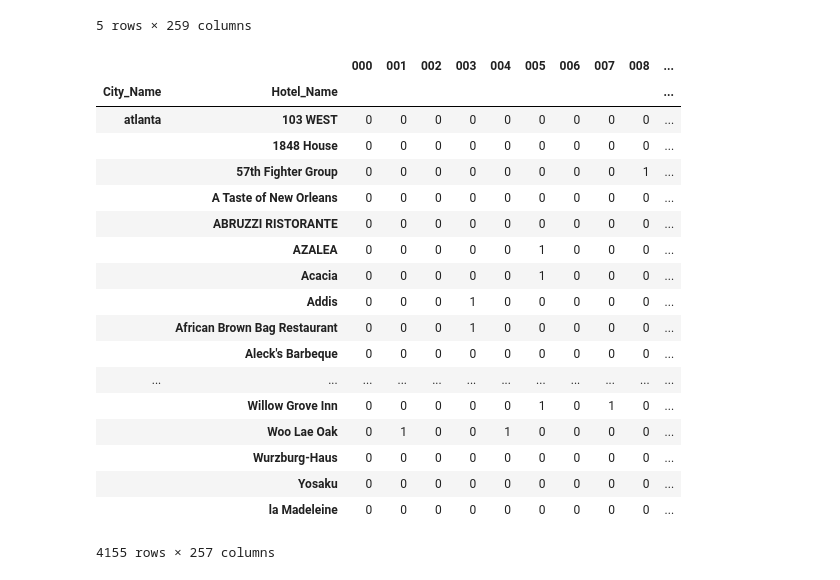
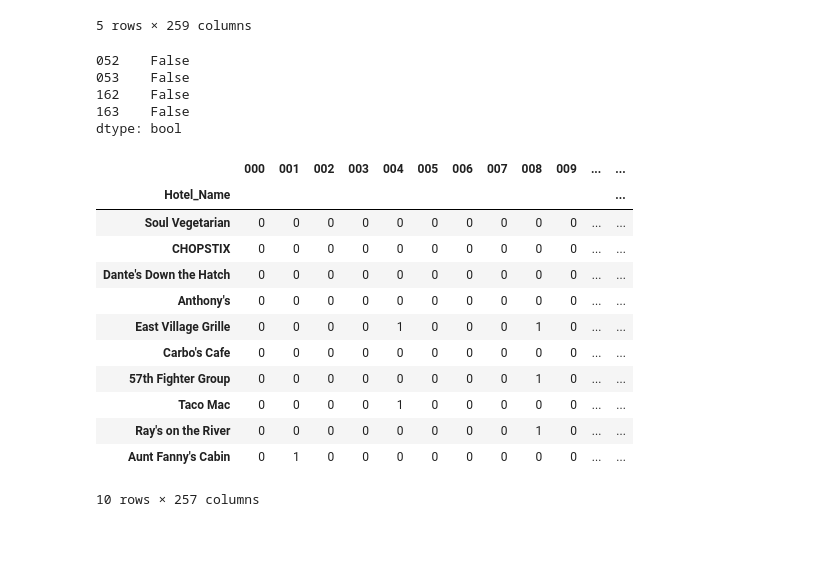
Before and after one commit to SiddharthPant/greyatom_Jupyter_notes, a Jupyter notebook: 23092017/Hotels.ipynb, the cells around one changed output. Drawn from its saved outputs; the diff is of its cells as text; code cells hidden in the pictures; blank space fills up the shorter version.

```diff
--- a/23092017/Hotels.ipynb
+++ b/23092017/Hotels.ipynb
@@ -61,5 +63,5 @@ None
 # %%
-city_hotels_df['Feature_list'] = [feature.split() for feature in city_hotels_df['Features']]
+city_hotels_df['Feature_list'] = [list(set(feature.split())) for feature in city_hotels_df['Features']]
 # %%
 pd.get_dummies
 # %% [output]
@@ -208,25 +215,28 @@ hotel_hot_encode.head()
 | 3 | Great Wall | atlanta | 0 | 0 | 0 | 0 | 0 | 0 | 0 | 0 | ... |
 | 4 | The Brickery | atlanta | 0 | 0 | 0 | 0 | 0 | 1 | 0 | 0 | ... |
 5 rows × 259 columns
+# %%
+xyz = (hotel_hot_encode.iloc[261] == hotel_hot_encode.iloc[262])
+xyz[xyz == False]
+# %% [output]
+052    False
+053    False
+162    False
+163    False
+dtype: bool
 # %%
-hotel_hot_encode.groupby(['City_Name', 'Hotel_Name']).sum()
+hotel_hot_encode.groupby(['City_Name', 'Hotel_Name']).sum().loc['atlanta'].sort_values('Total', ascending=False).head(10)#.loc['Soul Vegetarian']
 # %% [output]
-|  |  | 000 | 001 | 002 | 003 | 004 | 005 | 006 | 007 | 008 | ... |
-| City_Name | Hotel_Name |  |  |  |  |  |  |  |  |  | ... |
-| atlanta | 103 WEST | 0 | 0 | 0 | 0 | 0 | 0 | 0 | 0 | 0 | ... |
-|  | 1848 House | 0 | 0 | 0 | 0 | 0 | 0 | 0 | 0 | 0 | ... |
-|  | 57th Fighter Group | 0 | 0 | 0 | 0 | 0 | 0 | 0 | 0 | 1 | ... |
-|  | A Taste of New Orleans | 0 | 0 | 0 | 0 | 0 | 0 | 0 | 0 | 0 | ... |
-|  | ABRUZZI RISTORANTE | 0 | 0 | 0 | 0 | 0 | 0 | 0 | 0 | 0 | ... |
-|  | AZALEA | 0 | 0 | 0 | 0 | 0 | 1 | 0 | 0 | 0 | ... |
-|  | Acacia | 0 | 0 | 0 | 0 | 0 | 1 | 0 | 0 | 0 | ... |
-|  | Addis | 0 | 0 | 0 | 1 | 0 | 0 | 0 | 0 | 0 | ... |
-|  | African Brown Bag Restaurant | 0 | 0 | 0 | 1 | 0 | 0 | 0 | 0 | 0 | ... |
-|  | Aleck's Barbeque | 0 | 0 | 0 | 0 | 0 | 0 | 0 | 0 | 0 | ... |
-| ... | ... | ... | ... | ... | ... | ... | ... | ... | ... | ... | ... |
-|  | Willow Grove Inn | 0 | 0 | 0 | 0 | 0 | 1 | 0 | 1 | 0 | ... |
-|  | Woo Lae Oak | 0 | 1 | 0 | 0 | 1 | 0 | 0 | 0 | 0 | ... |
-|  | Wurzburg-Haus | 0 | 0 | 0 | 0 | 0 | 0 | 0 | 0 | 0 | ... |
-|  | Yosaku | 0 | 0 | 0 | 0 | 0 | 0 | 0 | 0 | 0 | ... |
-|  | la Madeleine | 0 | 0 | 0 | 0 | 0 | 0 | 0 | 0 | 0 | ... |
+|  | 000 | 001 | 002 | 003 | 004 | 005 | 006 | 007 | 008 | 009 | ... | ... |
+| Hotel_Name |  |  |  |  |  |  |  |  |  |  |  | ... |
+| Soul Vegetarian | 0 | 0 | 0 | 0 | 0 | 0 | 0 | 0 | 0 | 0 | ... | ... |
+| CHOPSTIX | 0 | 0 | 0 | 0 | 0 | 0 | 0 | 0 | 0 | 0 | ... | ... |
+| Dante's Down the Hatch | 0 | 0 | 0 | 0 | 0 | 0 | 0 | 0 | 0 | 0 | ... | ... |
+| Anthony's | 0 | 0 | 0 | 0 | 0 | 0 | 0 | 0 | 0 | 0 | ... | ... |
+| East Village Grille | 0 | 0 | 0 | 0 | 1 | 0 | 0 | 0 | 1 | 0 | ... | ... |
+| Carbo's Cafe | 0 | 0 | 0 | 0 | 0 | 0 | 0 | 0 | 0 | 0 | ... | ... |
+| 57th Fighter Group | 0 | 0 | 0 | 0 | 0 | 0 | 0 | 0 | 1 | 0 | ... | ... |
+| Taco Mac | 0 | 0 | 0 | 0 | 1 | 0 | 0 | 0 | 0 | 0 | ... | ... |
+| Ray's on the River | 0 | 0 | 0 | 0 | 0 | 0 | 0 | 0 | 1 | 0 | ... | ... |
+| Aunt Fanny's Cabin | 0 | 1 | 0 | 0 | 0 | 0 | 0 | 0 | 0 | 0 | ... | ... |
-4155 rows × 257 columns
+10 rows × 257 columns
```
Also changed, not shown: parts of 10 cells of this notebook, 4 other files.
